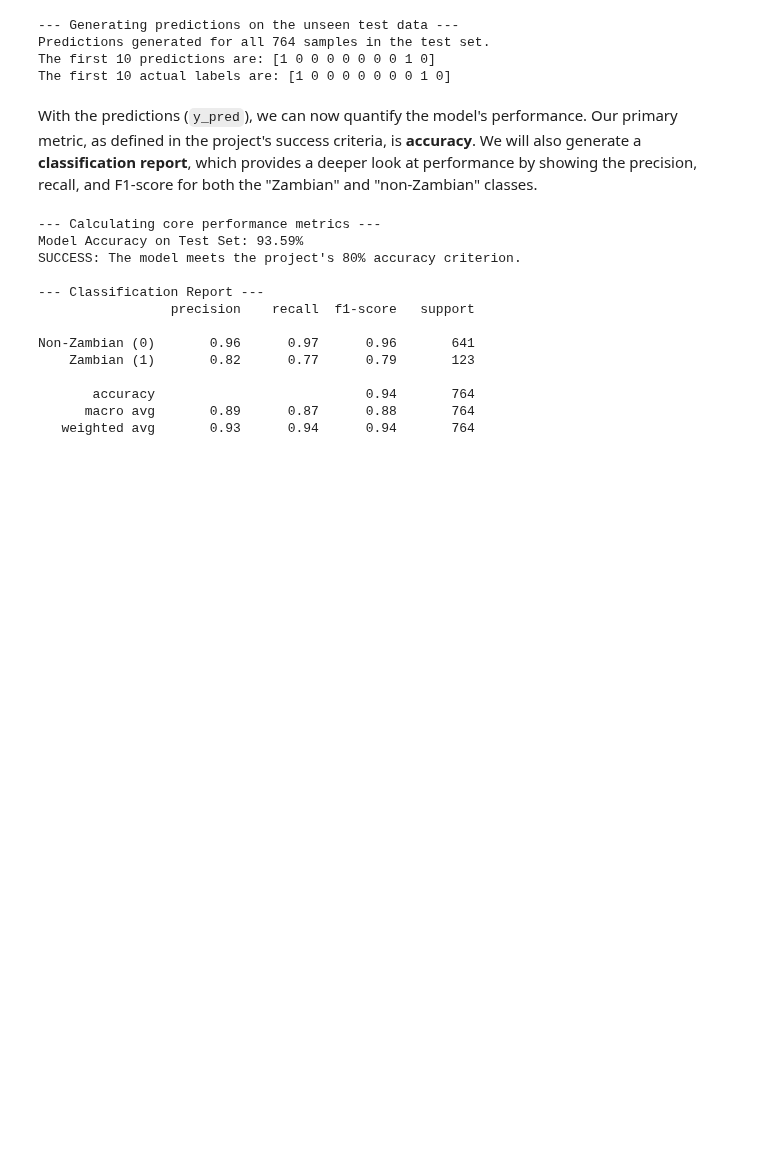
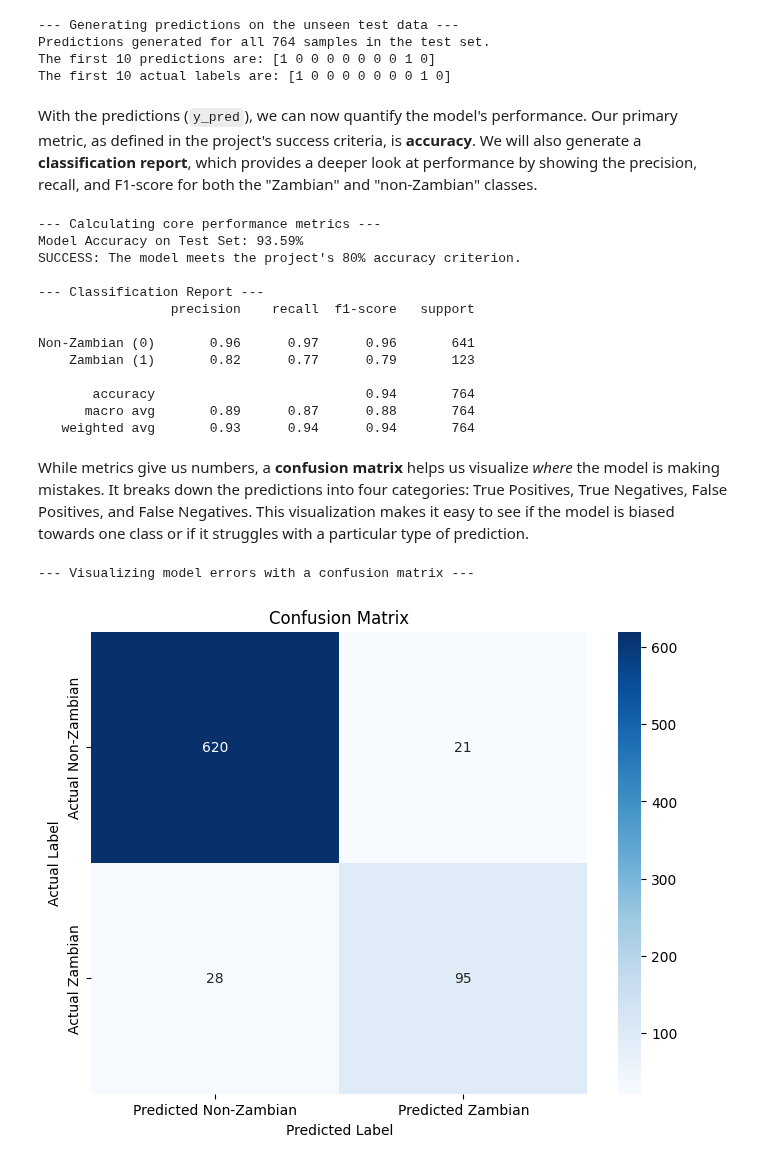
Before and after one commit to bruh7463/data_mining_project_team_14, a Jupyter notebook: data_mining_project.ipynb, the cells around one changed output. Saved outputs shown, nothing was run; the diff lists cells and outputs as text; code cells hidden in the pictures; blank space fills up the shorter version.

Commit message:
[EV] Visualizing Model Errors

```diff
--- a/data_mining_project.ipynb
+++ b/data_mining_project.ipynb
@@ -807,3 +807,29 @@ Non-Zambian (0)       0.96      0.97      0.96       641
        accuracy                           0.94       764
       macro avg       0.89      0.87      0.88       764
    weighted avg       0.93      0.94      0.94       764
+# %% [markdown]
+While metrics give us numbers, a **confusion matrix** helps us visualize *where* the model is making mistakes. It breaks down the predictions into four categories: True Positives, True Negatives, False Positives, and False Negatives. This visualization makes it easy to see if the model is biased towards one class or if it struggles with a particular type of prediction.
+# %%
+# Visualizing Model Errors
+
+from sklearn.metrics import confusion_matrix
+import seaborn as sns
+import matplotlib.pyplot as plt
+
+print("--- Visualizing model errors with a confusion matrix ---")
+
+# Generate the confusion matrix
+cm = confusion_matrix(y_test, y_pred)
+
+# Plot the confusion matrix as a heatmap
+plt.figure(figsize=(8, 6))
+sns.heatmap(cm, annot=True, fmt='d', cmap='Blues',
+            xticklabels=['Predicted Non-Zambian', 'Predicted Zambian'],
+            yticklabels=['Actual Non-Zambian', 'Actual Zambian'])
+plt.title('Confusion Matrix')
+plt.ylabel('Actual Label')
+plt.xlabel('Predicted Label')
+plt.show()
+# %% [output]
+--- Visualizing model errors with a confusion matrix ---
+[figure, added]
```
